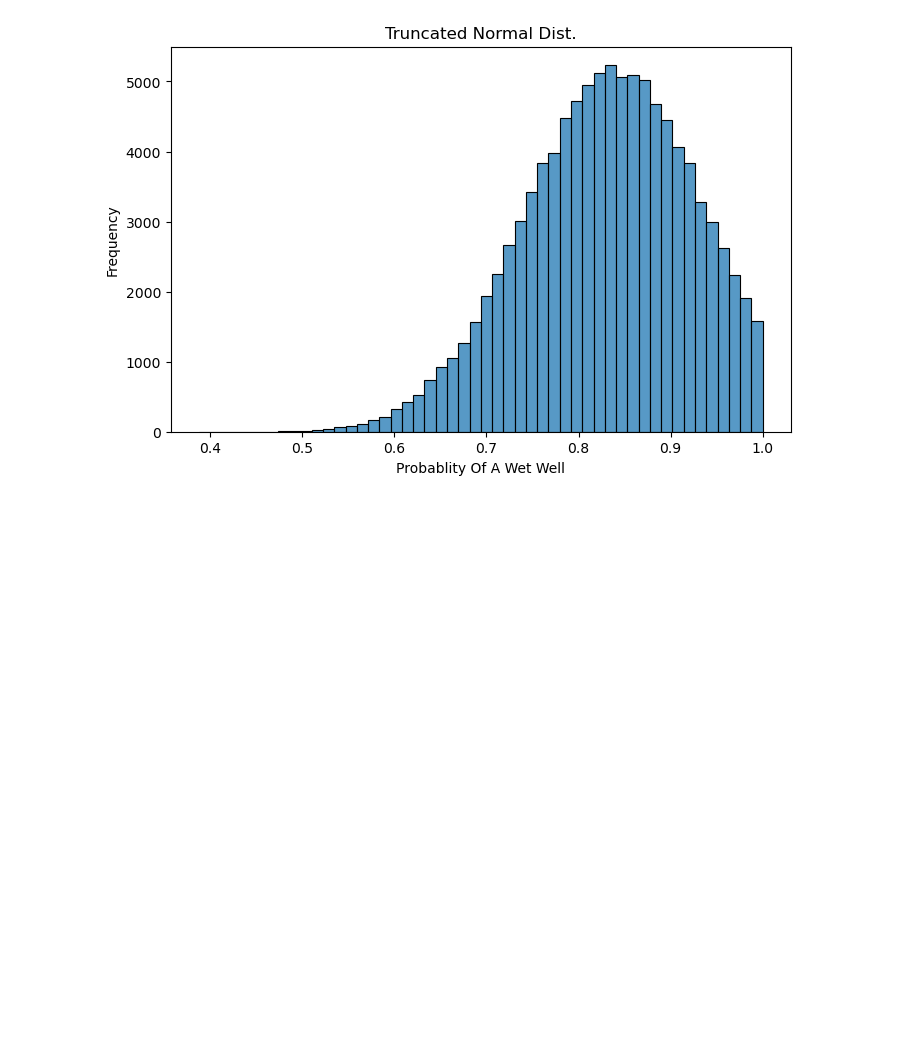
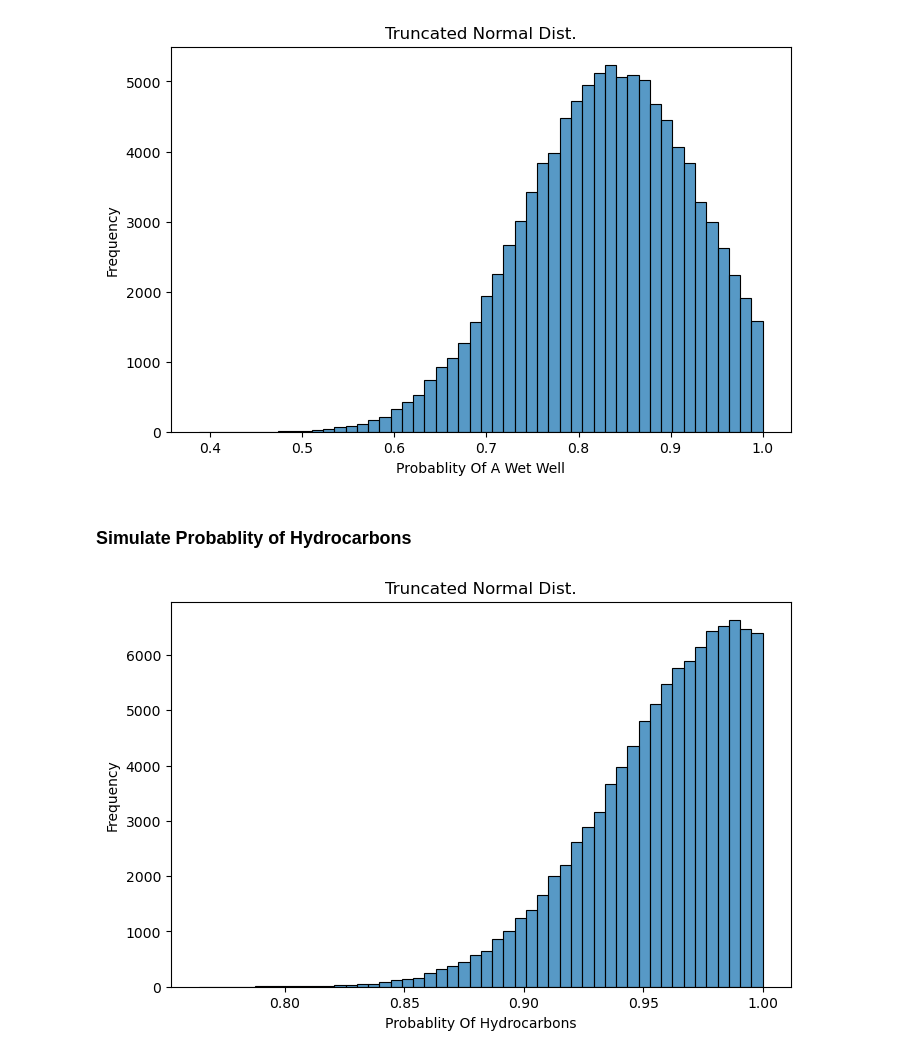
Before and after one commit to SterlingHayden/Simulation-and-Risk, a Jupyter notebook: HW/HW-03/HW-03.ipynb, the cells around one changed output. Drawn from its saved outputs; the diff is of its cells as text; code cells hidden in the pictures; blank space fills up the shorter version.

```diff
--- a/HW/HW-03/HW-03.ipynb
+++ b/HW/HW-03/HW-03.ipynb
@@ -27,3 +27,21 @@ ax.set_ylabel("Frequency")
 plt.show()
 # %% [output]
 [figure]
+# %% [markdown]
+### Simulate Probablity of Hydrocarbons
+# %%
+# P(hydrocarbons)
+a, b = 0, 1  # Truncation limits (probabilities between 0 and 1)
+mu, sigma = 0.99, 0.05  # Mean and standard deviation of the normal distribution
+trunc_norm = stats.truncnorm((a - mu) / sigma, (b - mu) / sigma, loc=mu, scale=sigma)
+p_hydro = trunc_norm.rvs(size=100000)  # Sample a probability value 100000 times
+
+# Plot it out
+plt.figure(figsize=(8, 5))
+ax = sns.histplot(data=p_hydro, bins=50)
+ax.set_title("Truncated Normal Dist.")
+ax.set_xlabel("Probablity Of Hydrocarbons")
+ax.set_ylabel("Frequency")
+plt.show()
+# %% [output]
+[figure, added]
```
Also changed, not shown: parts of 1 cell of this notebook, 1 other file.
